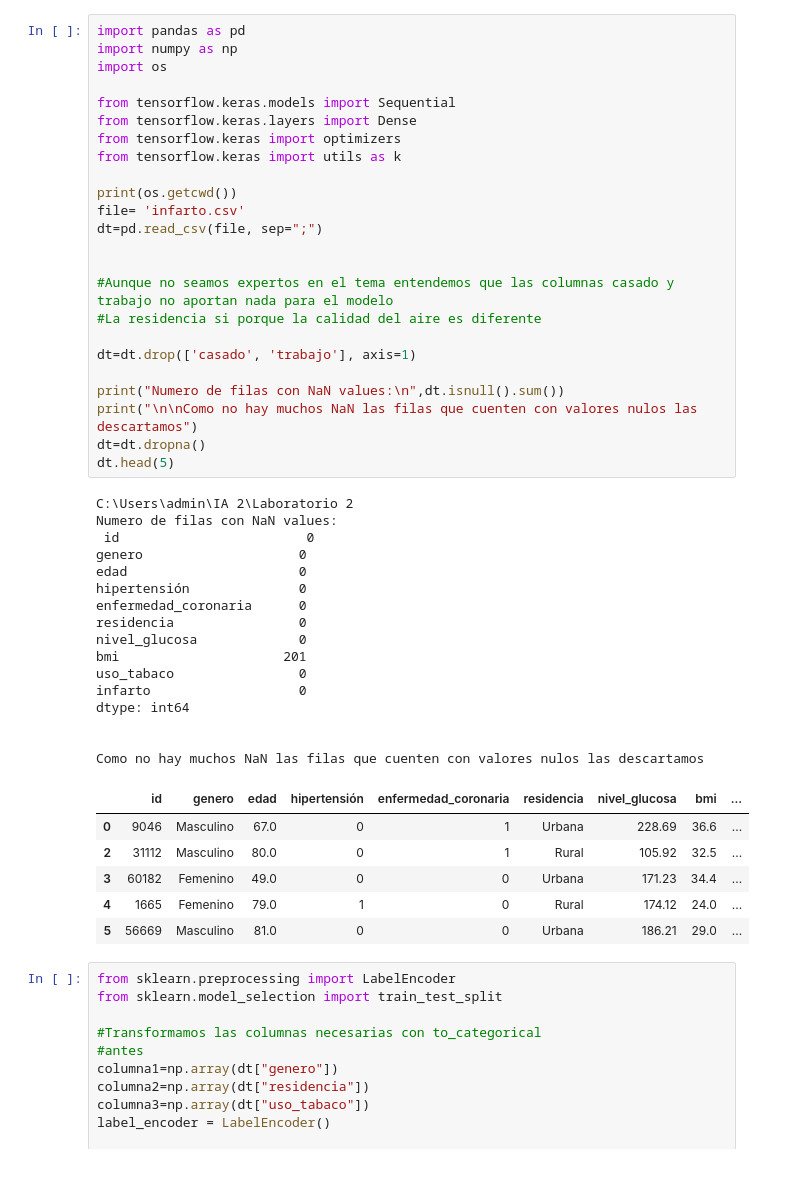
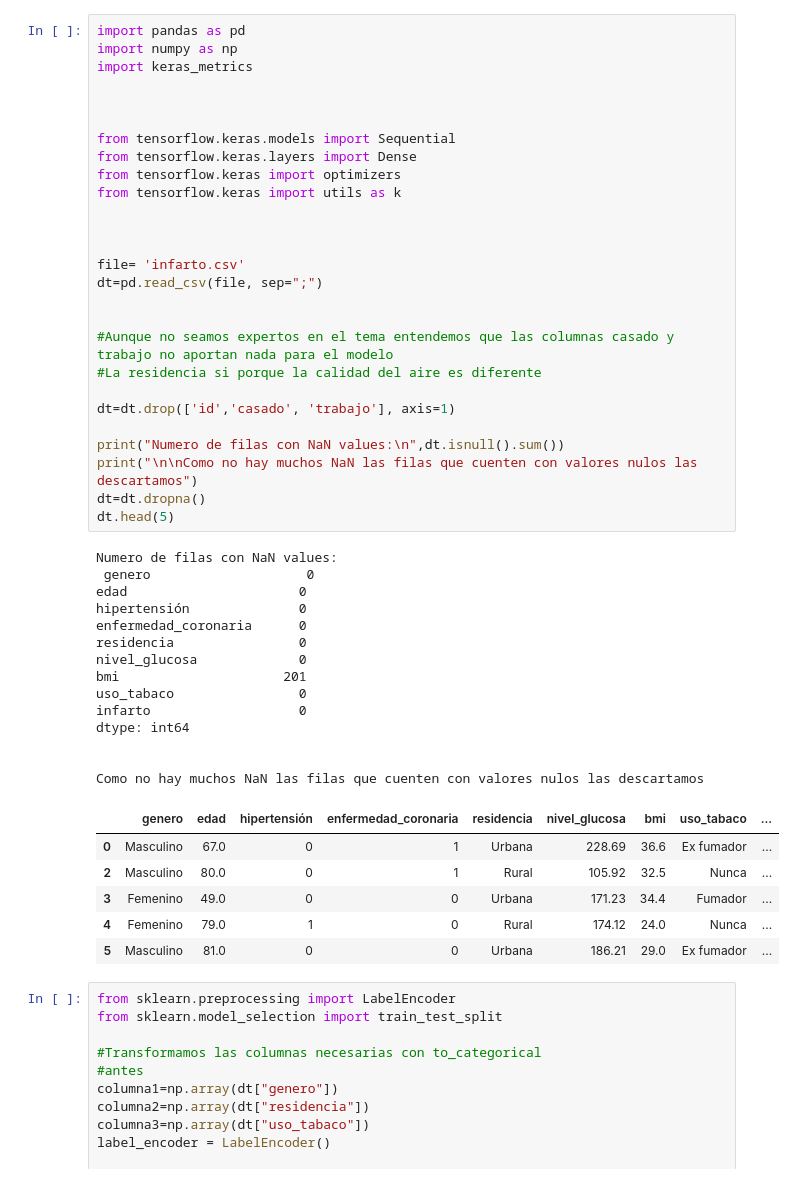
Before and after one commit to Festroner/IA2, a Jupyter notebook: Laboratorio 2/L2P3-MLP_Infarto.ipynb, the cells around one changed output. Saved outputs shown, nothing was run; the diff lists cells and outputs as text.

```diff
--- a/Laboratorio 2/L2P3-MLP_Infarto.ipynb
+++ b/Laboratorio 2/L2P3-MLP_Infarto.ipynb
@@ -1,50 +1,51 @@
 # %%
 import pandas as pd
 import numpy as np
-import os
+import keras_metrics
+
+
 
 from tensorflow.keras.models import Sequential
 from tensorflow.keras.layers import Dense
 from tensorflow.keras import optimizers
 from tensorflow.keras import utils as k
 
-print(os.getcwd())
+
+
 file= 'infarto.csv'
 dt=pd.read_csv(file, sep=";")
 
 
 #Aunque no seamos expertos en el tema entendemos que las columnas casado y trabajo no aportan nada para el modelo
 #La residencia si porque la calidad del aire es diferente
 
-dt=dt.drop(['casado', 'trabajo'], axis=1)
+dt=dt.drop(['id','casado', 'trabajo'], axis=1)
 
 print("Numero de filas con NaN values:\n",dt.isnull().sum())
 print("\n\nComo no hay muchos NaN las filas que cuenten con valores nulos las descartamos")
 dt=dt.dropna()
 dt.head(5)
 # %% [output]
-C:\Users\admin\IA 2\Laboratorio 2
 Numero de filas con NaN values:
- id                        0
-genero                    0
+ genero                    0
 edad                      0
 hipertensión              0
 enfermedad_coronaria      0
 residencia                0
 nivel_glucosa             0
 bmi                     201
 uso_tabaco                0
 infarto                   0
 dtype: int64
 
 
 Como no hay muchos NaN las filas que cuenten con valores nulos las descartamos
-|  | id | genero | edad | hipertensión | enfermedad_coronaria | residencia | nivel_glucosa | bmi | ... |
-| 0 | 9046 | Masculino | 67.0 | 0 | 1 | Urbana | 228.69 | 36.6 | ... |
-| 2 | 31112 | Masculino | 80.0 | 0 | 1 | Rural | 105.92 | 32.5 | ... |
-| 3 | 60182 | Femenino | 49.0 | 0 | 0 | Urbana | 171.23 | 34.4 | ... |
-| 4 | 1665 | Femenino | 79.0 | 1 | 0 | Rural | 174.12 | 24.0 | ... |
-| 5 | 56669 | Masculino | 81.0 | 0 | 0 | Urbana | 186.21 | 29.0 | ... |
+|  | genero | edad | hipertensión | enfermedad_coronaria | residencia | nivel_glucosa | bmi | uso_tabaco | ... |
+| 0 | Masculino | 67.0 | 0 | 1 | Urbana | 228.69 | 36.6 | Ex fumador | ... |
+| 2 | Masculino | 80.0 | 0 | 1 | Rural | 105.92 | 32.5 | Nunca | ... |
+| 3 | Femenino | 49.0 | 0 | 0 | Urbana | 171.23 | 34.4 | Fumador | ... |
+| 4 | Femenino | 79.0 | 1 | 0 | Rural | 174.12 | 24.0 | Nunca | ... |
+| 5 | Masculino | 81.0 | 0 | 0 | Urbana | 186.21 | 29.0 | Ex fumador | ... |
 # %%
 from sklearn.preprocessing import LabelEncoder
 from sklearn.model_selection import train_test_split
```
Also changed, not shown: parts of 4 cells of this notebook, 1 other file.
